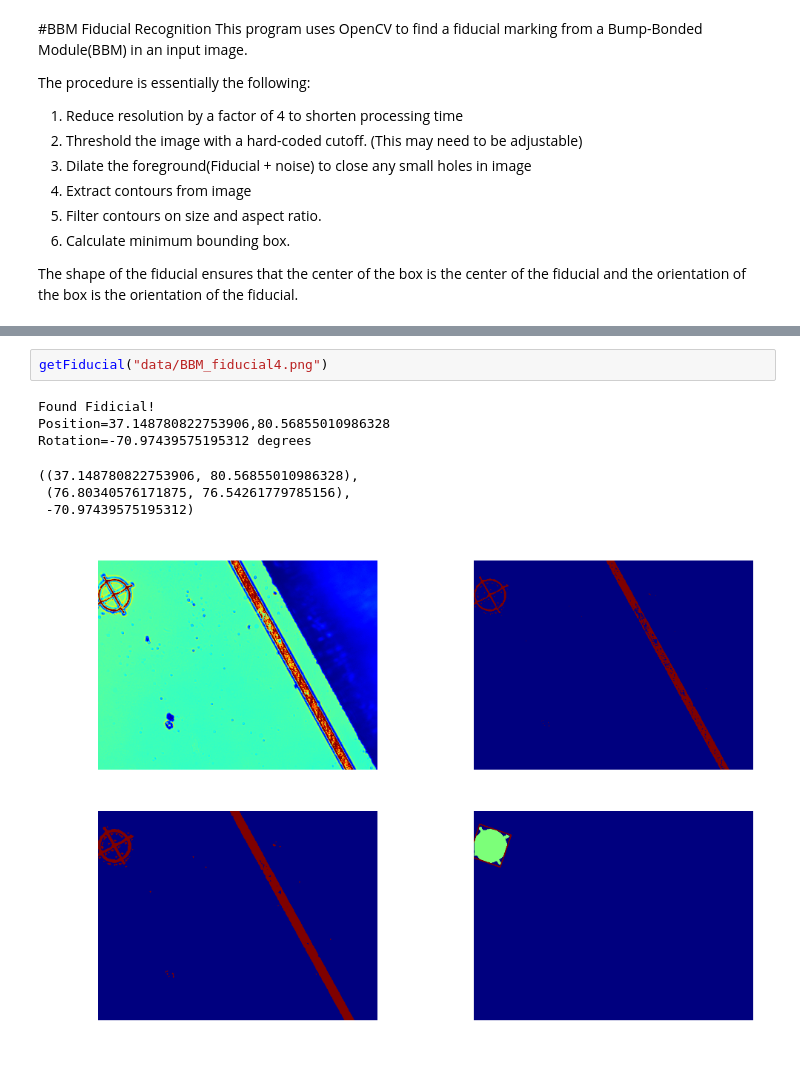
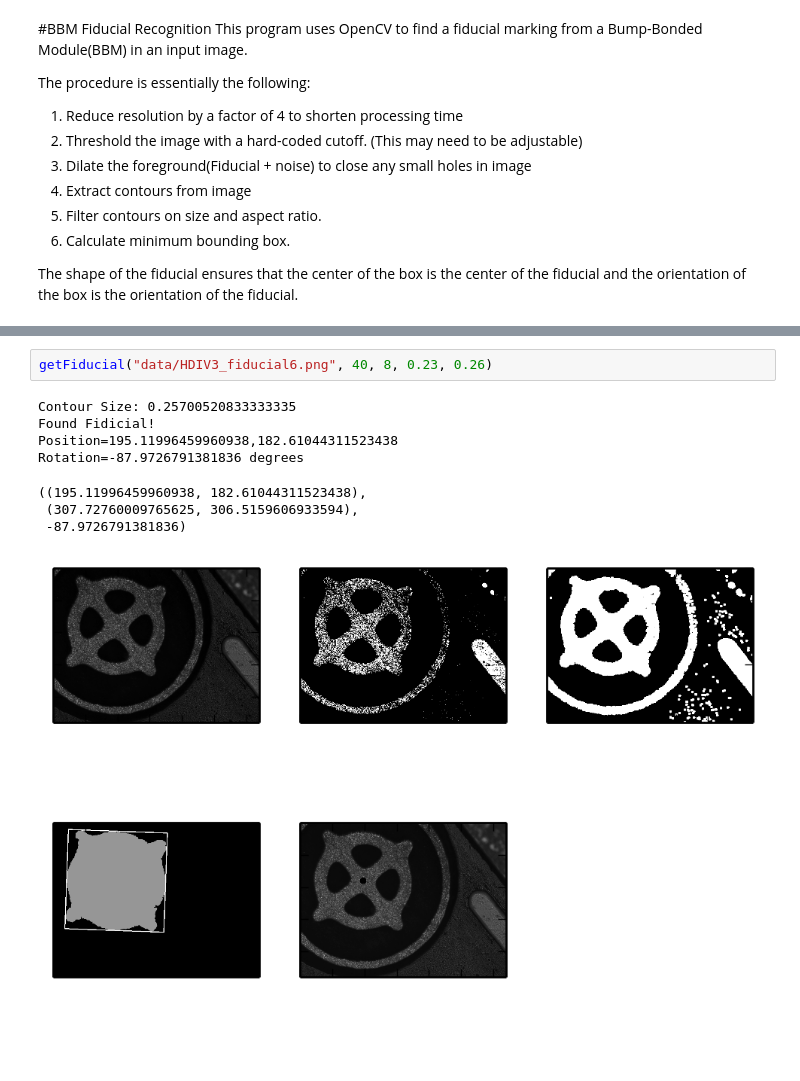
Before and after one commit to egmont7/Small, a Jupyter notebook: Fiducial_Recognition.ipynb, the cells around one changed output, grey strips where cells are left out. Drawn from its saved outputs; the diff is of its cells as text; blank space fills up the shorter version.

```diff
--- a/Fiducial_Recognition.ipynb
+++ b/Fiducial_Recognition.ipynb
@@ -106,10 +109,11 @@ Rotation=-77.6609115600586 degrees
-# %%
-getFiducial("data/BBM_fiducial4.png")
-# %% [output]
-Found Fidicial!
-Position=37.148780822753906,80.56855010986328
-Rotation=-70.97439575195312 degrees
-((37.148780822753906, 80.56855010986328),
- (76.80340576171875, 76.54261779785156),
- -70.97439575195312)
-[figure, removed]
+# %%
+getFiducial("data/HDIV3_fiducial6.png", 40, 8, 0.23, 0.26)
+# %% [output]
+Contour Size: 0.25700520833333335
+Found Fidicial!
+Position=195.11996459960938,182.61044311523438
+Rotation=-87.9726791381836 degrees
+((195.11996459960938, 182.61044311523438),
+ (307.72760009765625, 306.5159606933594),
+ -87.9726791381836)
+[figure, added]
```
Also changed, not shown: parts of 3 cells of this notebook.
